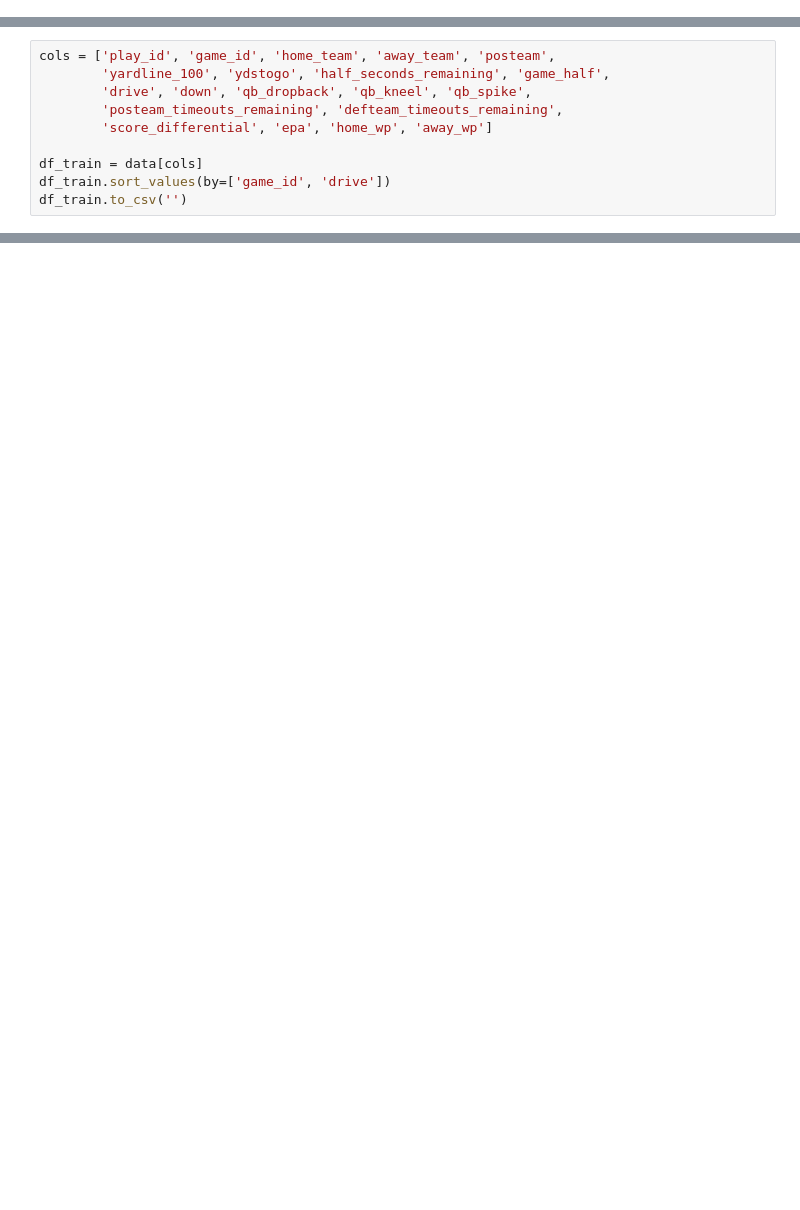
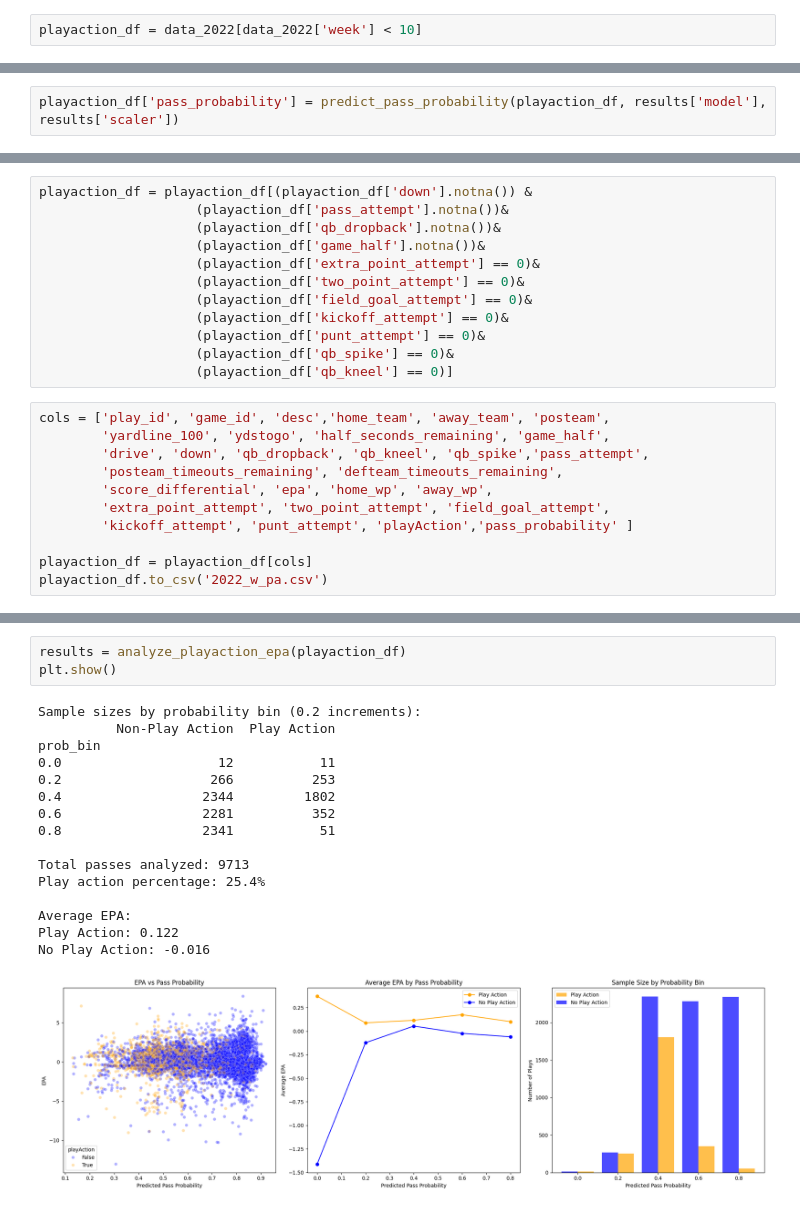
Before and after one commit to dfrid99/SportsAnalytics, a Jupyter notebook: pass_prediction_model.ipynb, the cells around one changed output, grey strips where cells are left out. Drawn from its saved outputs; the diff is of its cells as text; blank space fills up the shorter version.

```diff
--- a/pass_prediction_model.ipynb
+++ b/pass_prediction_model.ipynb
@@ -15,0 +316,2 @@ Downcasting floats.
+# %%
+playaction_df = data_2022[data_2022['week'] < 10]
@@ -15,0 +363,2 @@ Downcasting floats.
+# %%
+playaction_df['pass_probability'] = predict_pass_probability(playaction_df, results['model'], results['scaler'])
@@ -16,10 +371,23 @@ Downcasting floats.
+# %%
+playaction_df = playaction_df[(playaction_df['down'].notna()) &
+                    (playaction_df['pass_attempt'].notna())&
+                    (playaction_df['qb_dropback'].notna())&
+                    (playaction_df['game_half'].notna())&
+                    (playaction_df['extra_point_attempt'] == 0)&
+                    (playaction_df['two_point_attempt'] == 0)&
+                    (playaction_df['field_goal_attempt'] == 0)&
+                    (playaction_df['kickoff_attempt'] == 0)&
+                    (playaction_df['punt_attempt'] == 0)&
+                    (playaction_df['qb_spike'] == 0)&
+                    (playaction_df['qb_kneel'] == 0)]
 # %%
-cols = ['play_id', 'game_id', 'home_team', 'away_team', 'posteam',
+cols = ['play_id', 'game_id', 'desc','home_team', 'away_team', 'posteam',
         'yardline_100', 'ydstogo', 'half_seconds_remaining', 'game_half',
-        'drive', 'down', 'qb_dropback', 'qb_kneel', 'qb_spike',
+        'drive', 'down', 'qb_dropback', 'qb_kneel', 'qb_spike','pass_attempt',
         'posteam_timeouts_remaining', 'defteam_timeouts_remaining',
-        'score_differential', 'epa', 'home_wp', 'away_wp']
+        'score_differential', 'epa', 'home_wp', 'away_wp',
+        'extra_point_attempt', 'two_point_attempt', 'field_goal_attempt',
+        'kickoff_attempt', 'punt_attempt', 'playAction','pass_probability' ]
 
-df_train = data[cols]
-df_train.sort_values(by=['game_id', 'drive'])
-df_train.to_csv('')
+playaction_df = playaction_df[cols]
+playaction_df.to_csv('2022_w_pa.csv')
@@ -39,0 +514,20 @@ df_train.to_csv('')
+# %%
+results = analyze_playaction_epa(playaction_df)
+plt.show()
+# %% [output]
+Sample sizes by probability bin (0.2 increments):
+          Non-Play Action  Play Action
+prob_bin
+0.0                    12           11
+0.2                   266          253
+0.4                  2344         1802
+0.6                  2281          352
+0.8                  2341           51
+
+Total passes analyzed: 9713
+Play action percentage: 25.4%
+
+Average EPA:
+Play Action: 0.122
+No Play Action: -0.016
+[figure, added]
```
Also changed, not shown: parts of 18 cells of this notebook.
